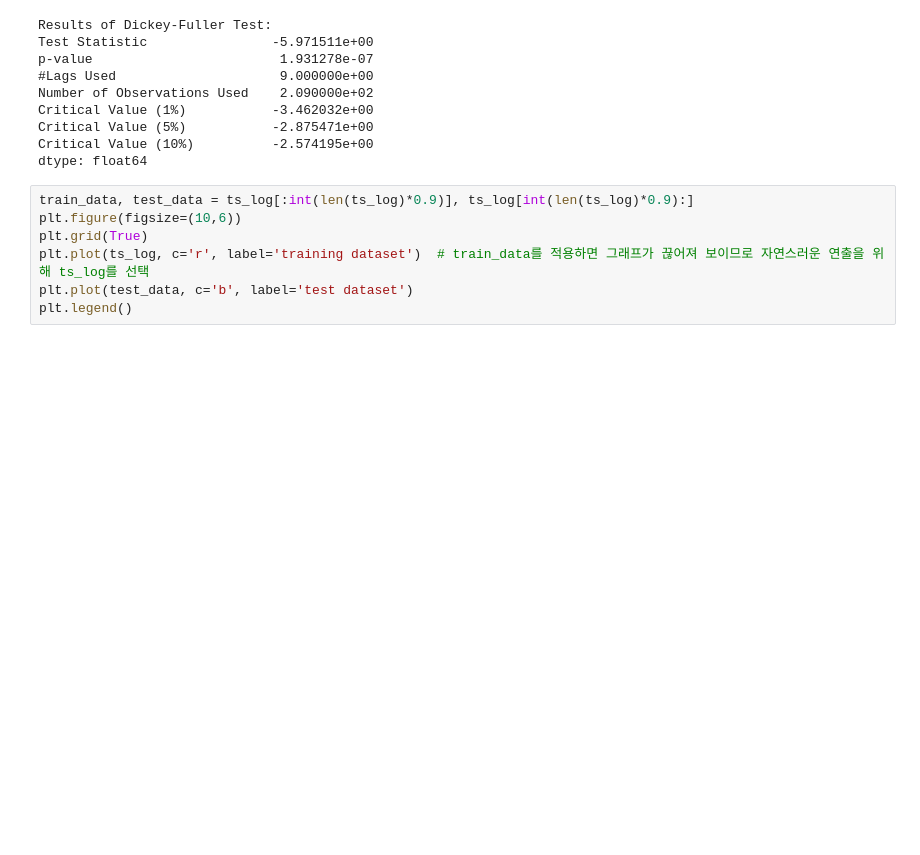
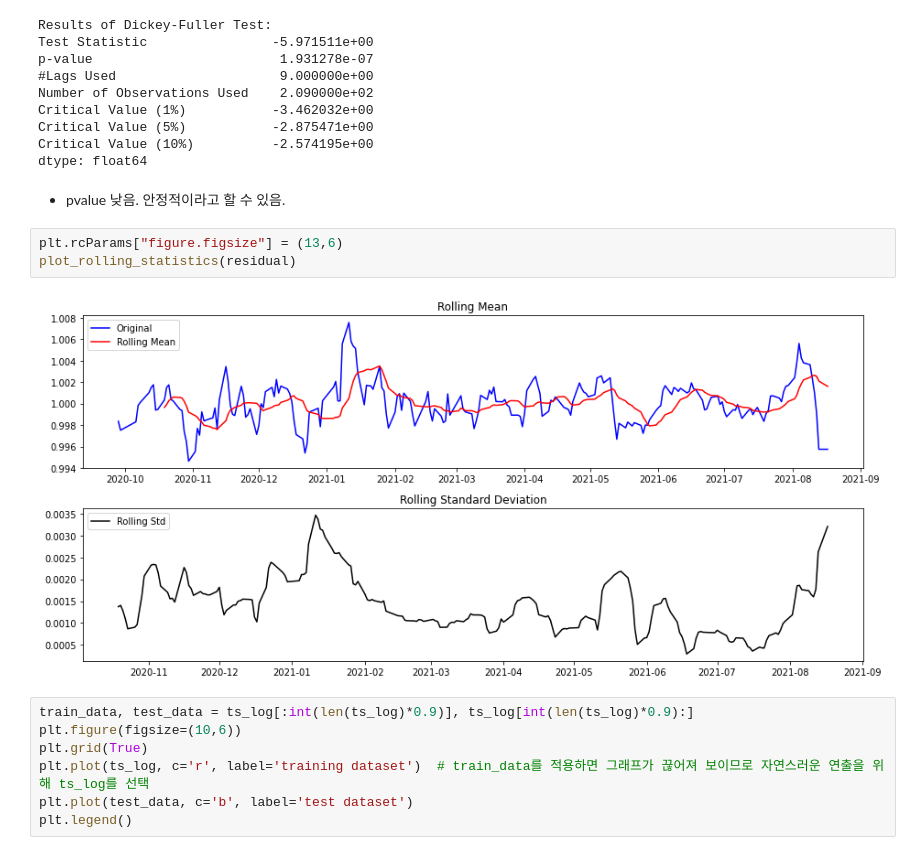
Before and after one commit to minji2744/AIFFEL, a Jupyter notebook: E14/E14.ipynb, the cells around one changed output. Cells and saved outputs as stored; diff of their text form; blank space fills up the shorter version.

```diff
--- a/E14/E14.ipynb
+++ b/E14/E14.ipynb
@@ -110,6 +149,13 @@ Critical Value (1%)           -3.462032e+00
 Critical Value (5%)           -2.875471e+00
 Critical Value (10%)          -2.574195e+00
 dtype: float64
+# %% [markdown]
+- pvalue 낮음. 안정적이라고 할 수 있음.
+# %%
+plt.rcParams["figure.figsize"] = (13,6)
+plot_rolling_statistics(residual)
+# %% [output]
+[figure, added]
 # %%
 train_data, test_data = ts_log[:int(len(ts_log)*0.9)], ts_log[int(len(ts_log)*0.9):]
 plt.figure(figsize=(10,6))
```
Also changed, not shown: parts of 7 cells of this notebook.
